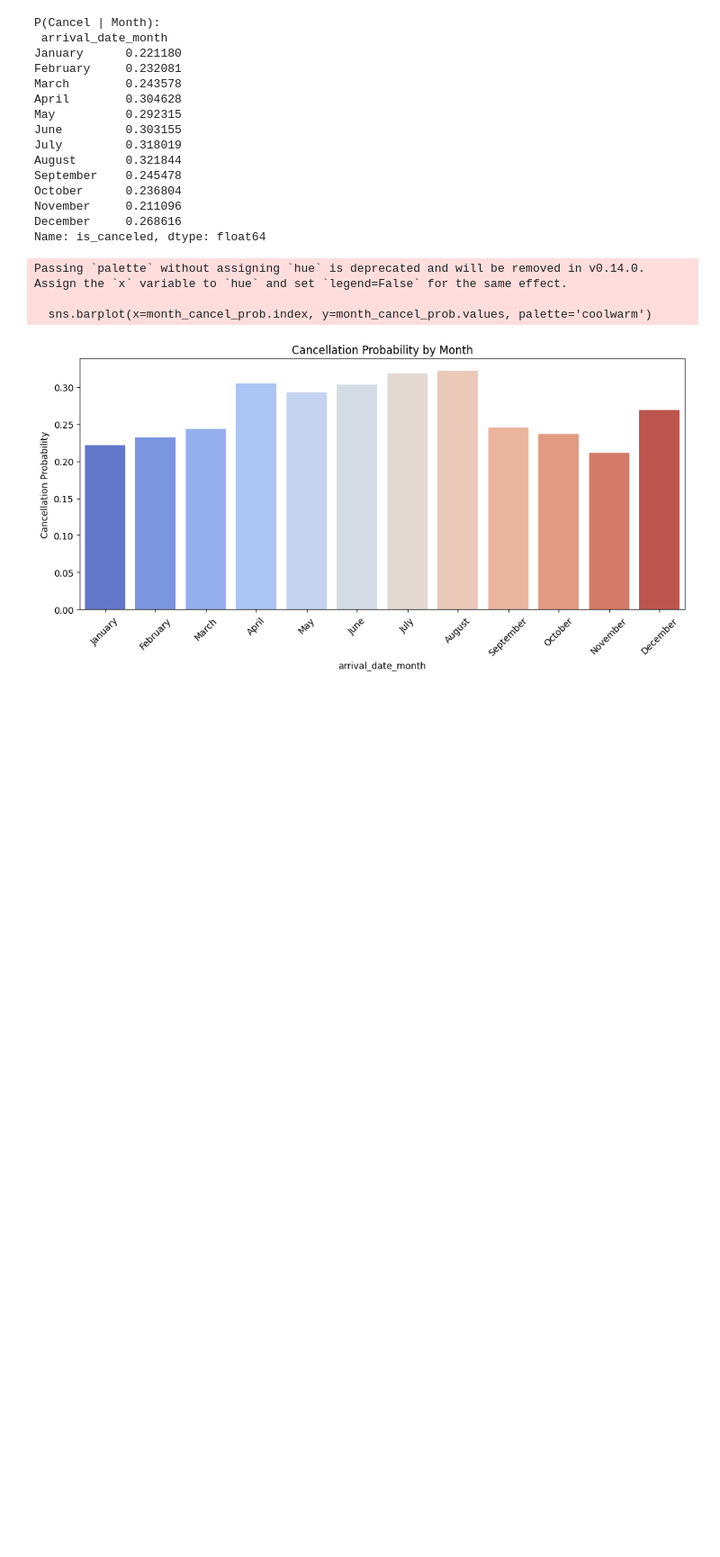
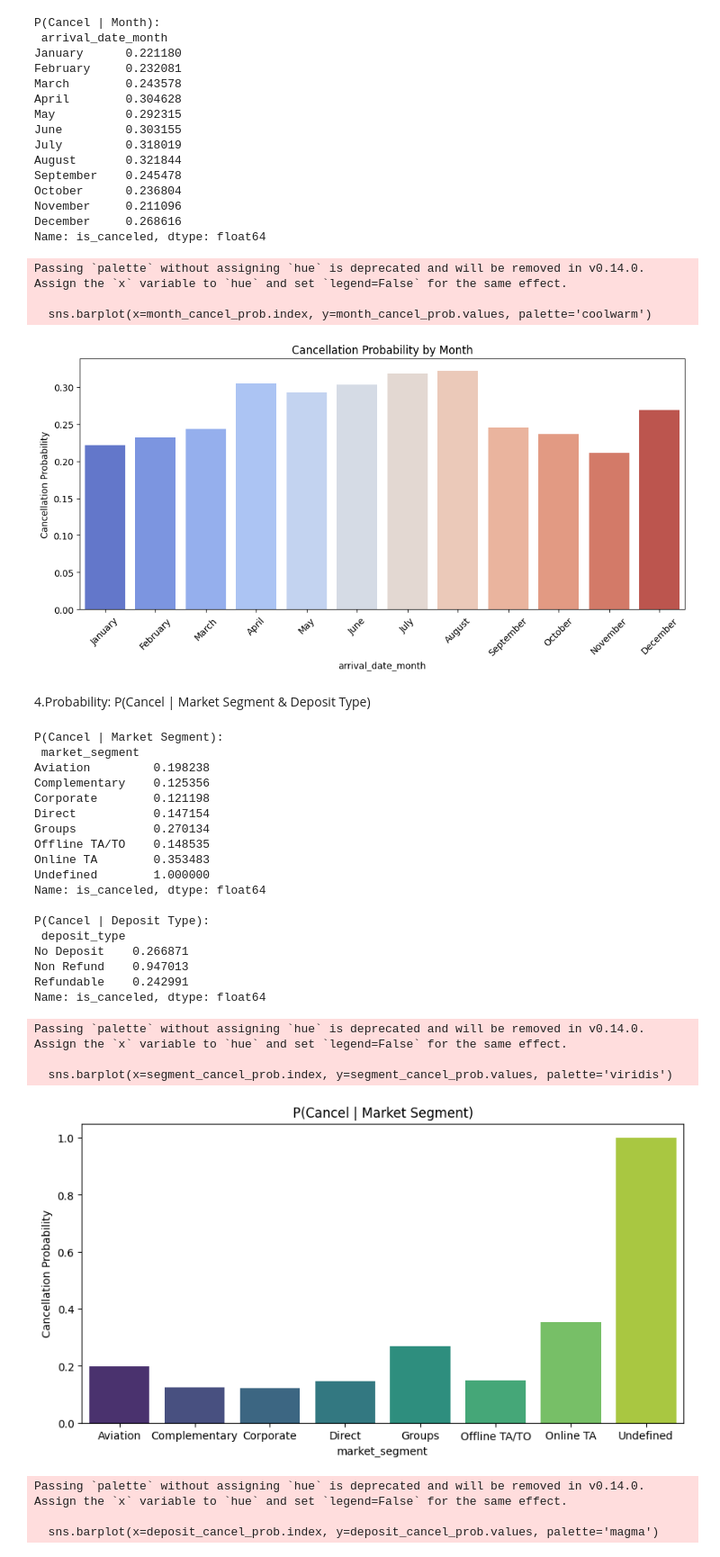
Before and after one commit to menna-elbanna/Project-DA, a Jupyter notebook: notebooks/Probability_Hypothesis.ipynb, the cells around one changed output. Shown at 90% size. Saved outputs shown, nothing was run; the diff lists cells and outputs as text; code cells hidden in the pictures; blank space fills up the shorter version.

Commit message:
Calculate and plot P(Cancel | Market Segment and Deposit Type)

```diff
--- a/notebooks/Probability_Hypothesis.ipynb
+++ b/notebooks/Probability_Hypothesis.ipynb
@@ -76,3 +76,50 @@ Passing `palette` without assigning `hue` is deprecated and will be removed in v
 
   sns.barplot(x=month_cancel_prob.index, y=month_cancel_prob.values, palette='coolwarm')
 [figure]
+# %% [markdown]
+4.Probability: P(Cancel | Market Segment & Deposit Type)
+# %%
+segment_cancel_prob = df.groupby('market_segment')['is_canceled'].mean()
+deposit_cancel_prob = df.groupby('deposit_type')['is_canceled'].mean()
+
+print("P(Cancel | Market Segment):\n", segment_cancel_prob)
+print("\nP(Cancel | Deposit Type):\n", deposit_cancel_prob)
+
+# Plots
+plt.figure(figsize=(10,5))
+sns.barplot(x=segment_cancel_prob.index, y=segment_cancel_prob.values, palette='viridis')
+plt.ylabel("Cancellation Probability")
+plt.title("P(Cancel | Market Segment)")
+plt.show()
+
+plt.figure(figsize=(6,4))
+sns.barplot(x=deposit_cancel_prob.index, y=deposit_cancel_prob.values, palette='magma')
+plt.ylabel("Cancellation Probability")
+plt.title("P(Cancel | Deposit Type)")
+plt.show()
+# %% [output]
+P(Cancel | Market Segment):
+ market_segment
+Aviation         0.198238
+Complementary    0.125356
+Corporate        0.121198
+Direct           0.147154
+Groups           0.270134
+Offline TA/TO    0.148535
+Online TA        0.353483
+Undefined        1.000000
+Name: is_canceled, dtype: float64
+
+P(Cancel | Deposit Type):
+ deposit_type
+No Deposit    0.266871
+Non Refund    0.947013
+Refundable    0.242991
+Name: is_canceled, dtype: float64
+Passing `palette` without assigning `hue` is deprecated and will be removed in v0.14.0. Assign the `x` variable to `hue` and set `legend=False` for the same effect.
+
+  sns.barplot(x=segment_cancel_prob.index, y=segment_cancel_prob.values, palette='viridis')
+[figure, added]
+Passing `palette` without assigning `hue` is deprecated and will be removed in v0.14.0. Assign the `x` variable to `hue` and set `legend=False` for the same effect.
+
+  sns.barplot(x=deposit_cancel_prob.index, y=deposit_cancel_prob.values, palette='magma')
```
Also changed, not shown: parts of 1 cell of this notebook.
